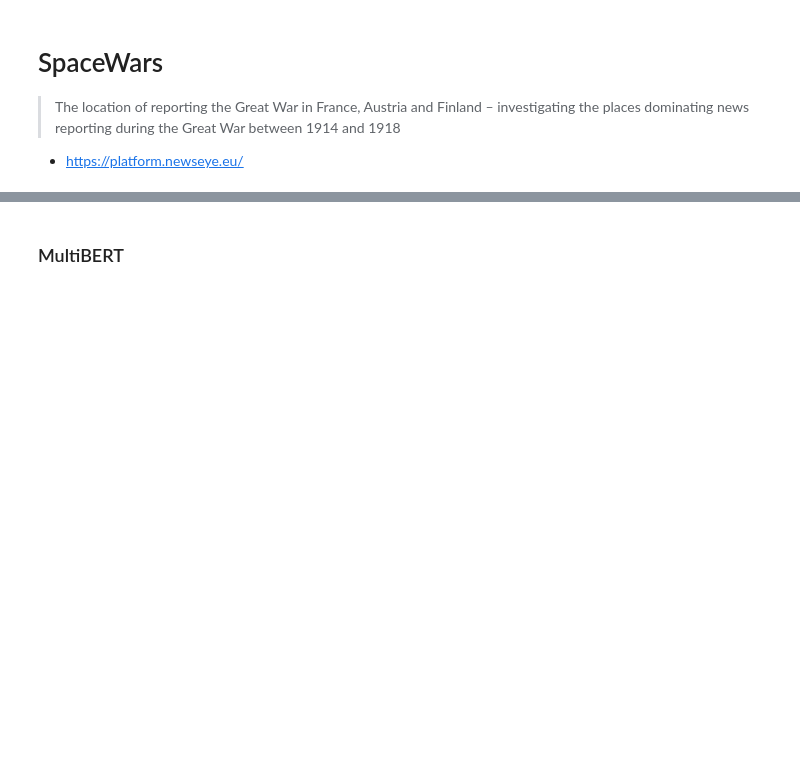
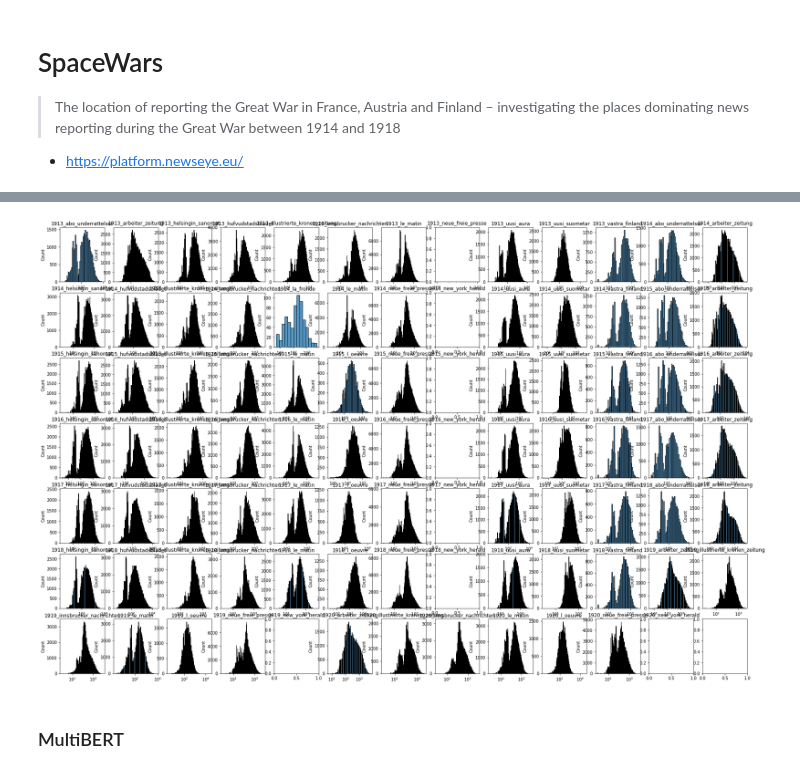
Before and after one commit to dhh21/SpaceWars, a Jupyter notebook: SpaceWars.ipynb, the cells around one changed output, grey strips where cells are left out. Cells and saved outputs as stored; diff of their text form; code cells hidden in the pictures; blank space fills up the shorter version.

```diff
--- a/SpaceWars.ipynb
+++ b/SpaceWars.ipynb
@@ -6,0 +267,2 @@
+# %%
+data = pd.read_json('entities/1913/arbeiter_zeitung.json')
@@ -6,0 +285,26 @@
+# %%
+import pandas as pd
+
+for year in listdir('entities'):
+    year_data = pd.DataFrame()
+    for journal_json in listdir(join(f'entities/{year}')):
+        if journal_json.startswith('.'): continue
+
+        data = pd.read_json(f'entities/{year}/{journal_json}')
+        print(year, journal_json)
+        try:
+            wiki_counts = pd.DataFrame(data.link.value_counts())
+            wiki_counts.index = [url.split('/')[-1] for url in wiki_counts.index]
+        except:
+            print(data)
+            break
+
+        col = ''.join([tok[:4] for tok in journal_json.split('_')])
+
+        wiki_counts.columns = [col]
+
+        if year_data.empty:
+            year_data = wiki_counts
+        else:
+            year_data = pd.concat((year_data, wiki_counts), axis=1)
+    year_data.to_json(f'freqs/{year}.json')
@@ -7,3 +357,20 @@
+# %%
+%matplotlib inline
+import matplotlib.pyplot as plt
+
+fig, axes = plt.subplots(7, 13, figsize=(30, 20))
+i = 0
+
+for year in lengths:
+    for journal in lengths[year]:
+        try:
+            sns.histplot(lengths[year][journal], ax=axes.flat[i], log_scale=True)
+        except:
+            pass
+        axes.flat[i].set_title(f'{year}_{journal}')
+        i += 1
+# %% [output]
+[figure, added]
 # %% [markdown]
 ### MultiBERT
 # %%
```
Also changed, not shown: parts of 24 cells of this notebook, 1 other file.
